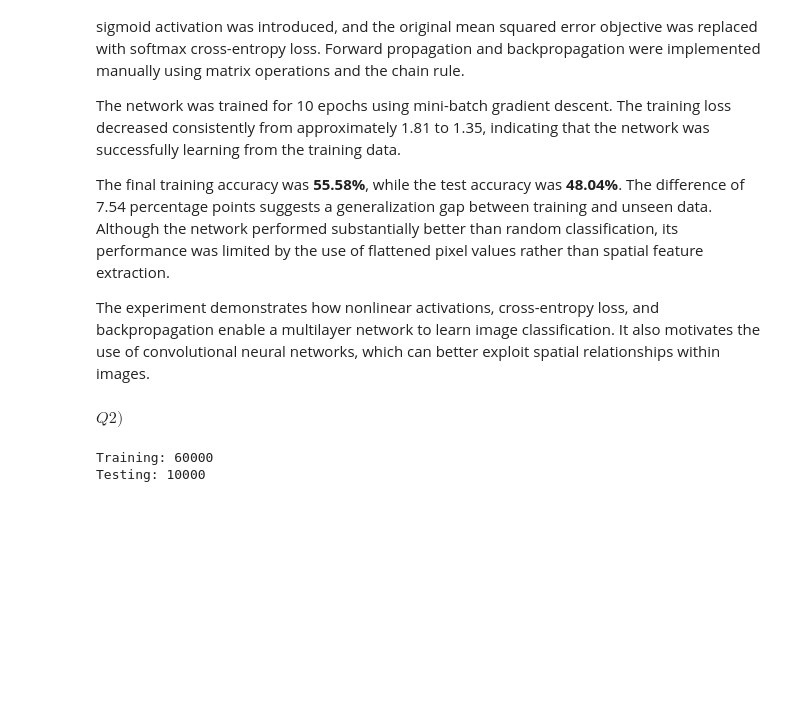
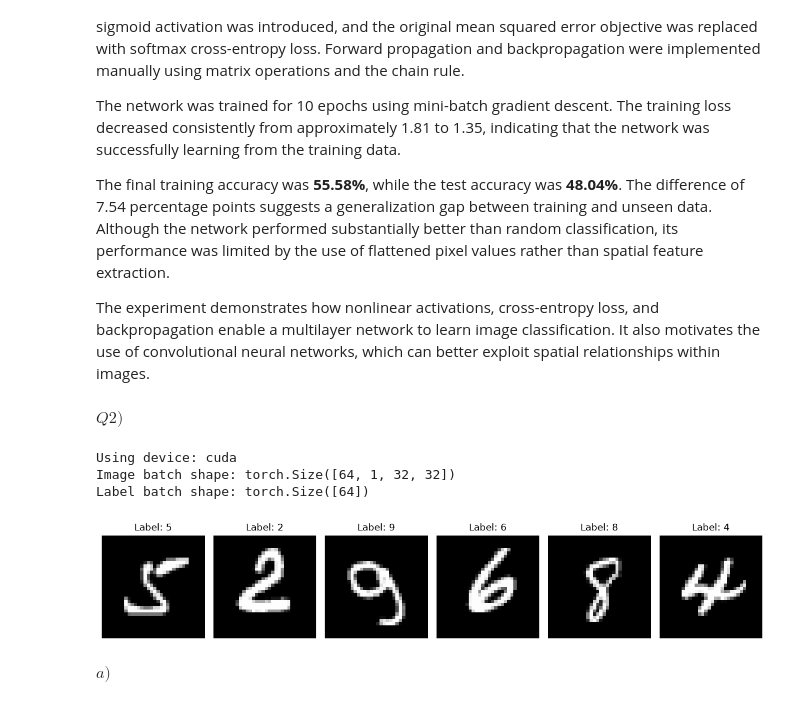
Before and after one commit to codingNR29/Image-processing, a Jupyter notebook: Assignments/Assignment 3/230544C_a03.ipynb, the cells around one changed output. Drawn from its saved outputs; the diff is of its cells as text; code cells hidden in the pictures; blank space fills up the shorter version.

```diff
--- a/Assignments/Assignment 3/230544C_a03.ipynb
+++ b/Assignments/Assignment 3/230544C_a03.ipynb
@@ -318,22 +312,70 @@ The experiment demonstrates how nonlinear activations, cross-entropy loss, and b
 # %% [markdown]
 $Q2)$
 # %%
+#Data loading and visualization
+device = torch.device("cuda" if torch.cuda.is_available() else "cpu")
+print("Using device:", device)
+
+#Prepare the images
+mnist_transform = transforms.Compose([
+    transforms.Pad(2),
+    transforms.ToTensor(),
+    transforms.Normalize((0.5,), (0.5,))
+])
+
+#Download/load MNIST
 mnist_trainset = torchvision.datasets.MNIST(
-    root=r"F:\Image processing\Assignments\Assignment 3\data",
+    root="./data",
     train=True,
-    download=False,
+    download=True,
     transform=mnist_transform
 )
 
 mnist_testset = torchvision.datasets.MNIST(
-    root=r"F:\Image processing\Assignments\Assignment 3\data",
+    root="./data",
     train=False,
-    download=False,
+    download=True,
     transform=mnist_transform
 )
 
-print("Training:", len(mnist_trainset))
-print("Testing:", len(mnist_testset))
+#Create DataLoaders
+batch_size = 64
+
+mnist_trainloader = DataLoader(
+    mnist_trainset,
+    batch_size=batch_size,
+    shuffle=True,
+    num_workers=0
+)
+
+mnist_testloader = DataLoader(
+    mnist_testset,
+    batch_size=batch_size,
+    shuffle=False,
+    num_workers=0
+)
+
+#Examine one batch
+images, labels = next(iter(mnist_trainloader))
+
+print("Image batch shape:", images.shape) #Batch, channels, height, width
+print("Label batch shape:", labels.shape)
+
+#Display the first six images
+fig, axes = plt.subplots(1, 6, figsize=(12, 3))
+
+for i, ax in enumerate(axes):
+    img = images[i, 0] * 0.5 + 0.5
+    ax.imshow(img, cmap="gray")
+    ax.set_title(f"Label: {labels[i].item()}")
+    ax.axis("off")
+
+plt.tight_layout()
+plt.show()
 # %% [output]
-Training: 60000
-Testing: 10000
+Using device: cuda
+Image batch shape: torch.Size([64, 1, 32, 32])
+Label batch shape: torch.Size([64])
+[figure, added]
+# %% [markdown]
+$a)$
```
Also changed, not shown: parts of 8 cells of this notebook.
